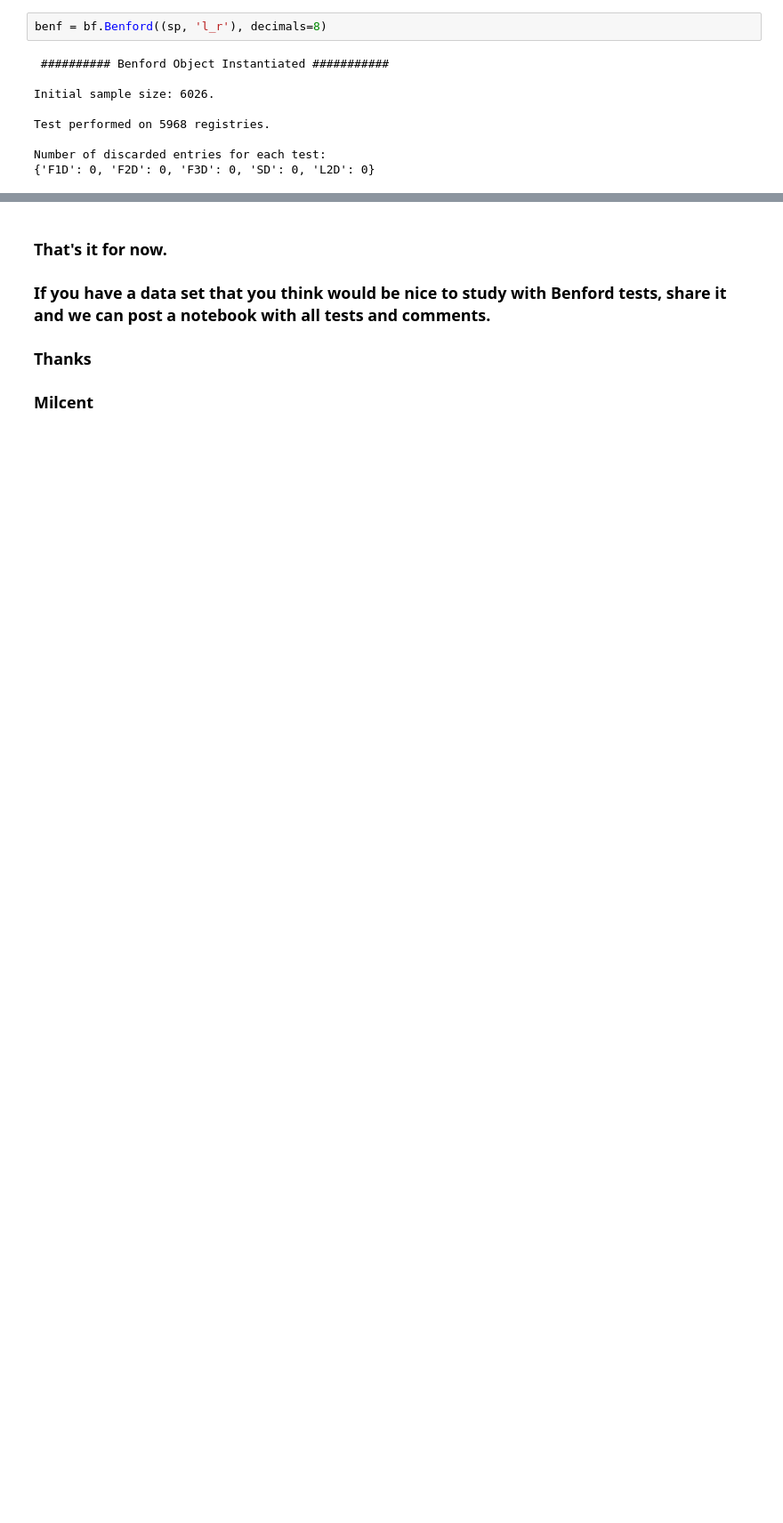
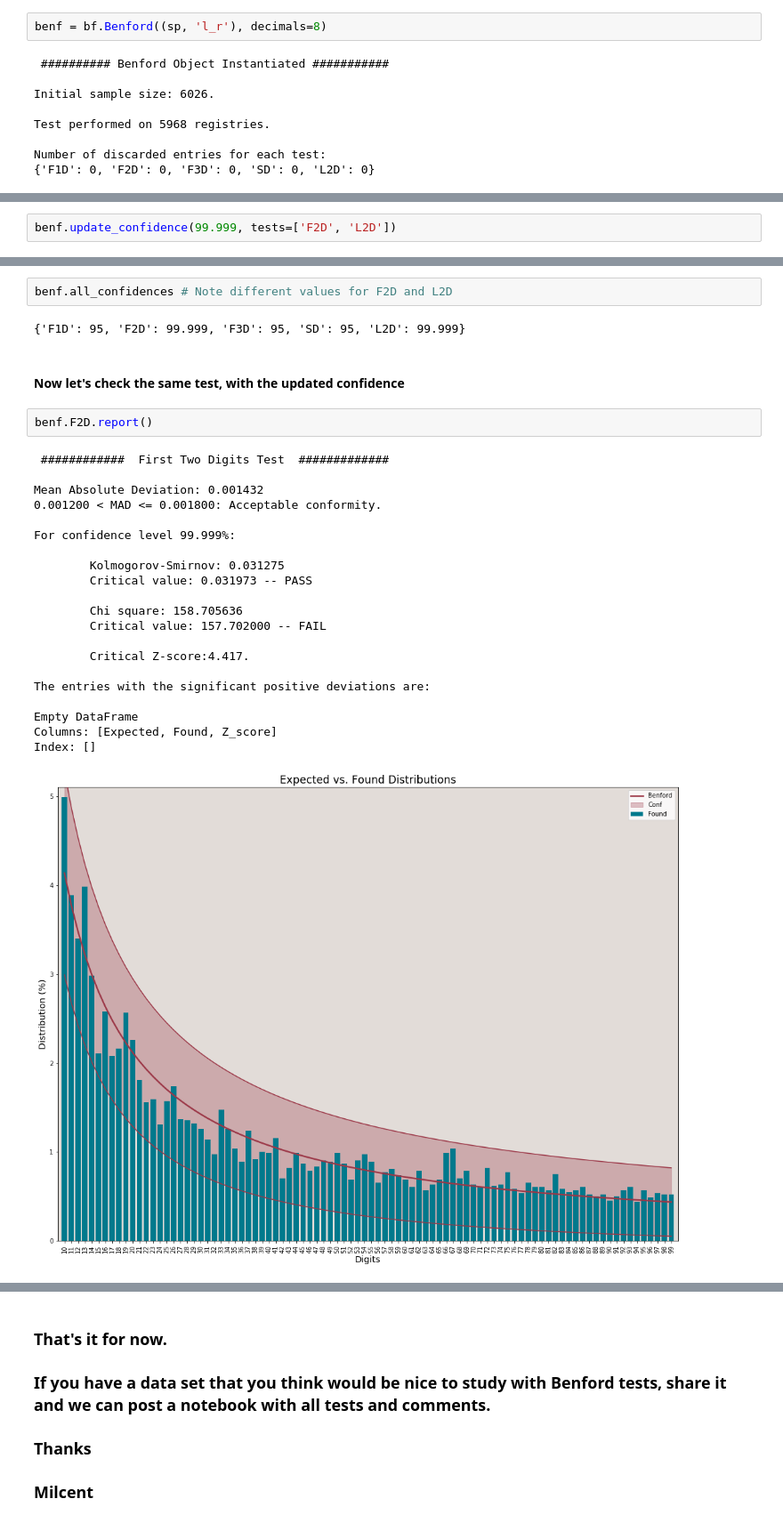
Before and after one commit to milcent/benford_py, a Jupyter notebook: Demo.ipynb, the cells around one changed output, grey strips where cells are left out. Shown at 89% size. Saved outputs shown, nothing was run; the diff lists cells and outputs as text; blank space fills up the shorter version.

```diff
--- a/Demo.ipynb
+++ b/Demo.ipynb
@@ -376,0 +531,2 @@ For confidence level 95%:
+# %%
+benf.update_confidence(99.999, tests=['F2D', 'L2D'])
@@ -376,0 +536,30 @@ For confidence level 95%:
+# %%
+benf.all_confidences # Note different values for F2D and L2D
+# %% [output]
+{'F1D': 95, 'F2D': 99.999, 'F3D': 95, 'SD': 95, 'L2D': 99.999}
+# %% [markdown]
+#### Now let's check the same test, with the updated confidence
+# %%
+benf.F2D.report()
+# %% [output]
+ ############  First Two Digits Test  #############
+
+Mean Absolute Deviation: 0.001432
+0.001200 < MAD <= 0.001800: Acceptable conformity.
+
+For confidence level 99.999%:
+
+        Kolmogorov-Smirnov: 0.031275
+        Critical value: 0.031973 -- PASS
+
+        Chi square: 158.705636
+        Critical value: 157.702000 -- FAIL
+
+        Critical Z-score:4.417.
+
+The entries with the significant positive deviations are:
+
+Empty DataFrame
+Columns: [Expected, Found, Z_score]
+Index: []
+[figure, added]
```
Also changed, not shown: parts of 55 cells of this notebook.
